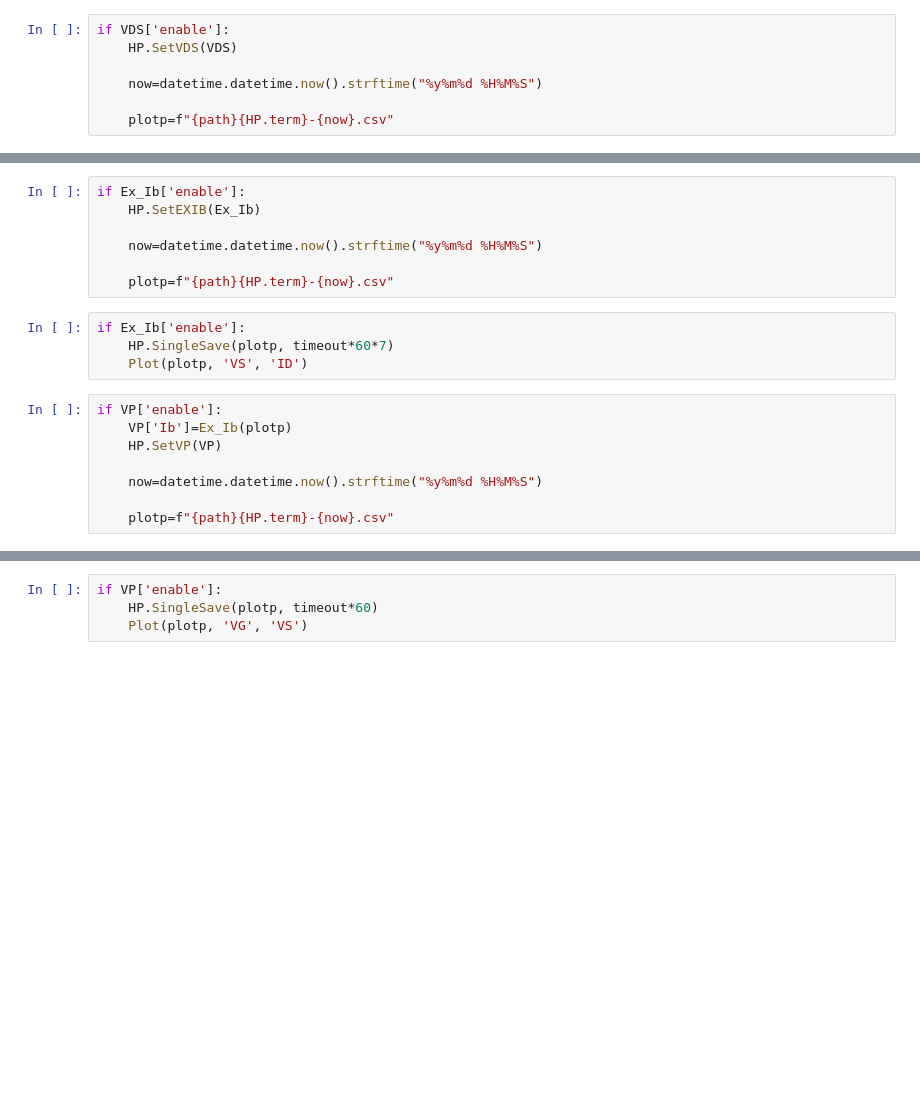
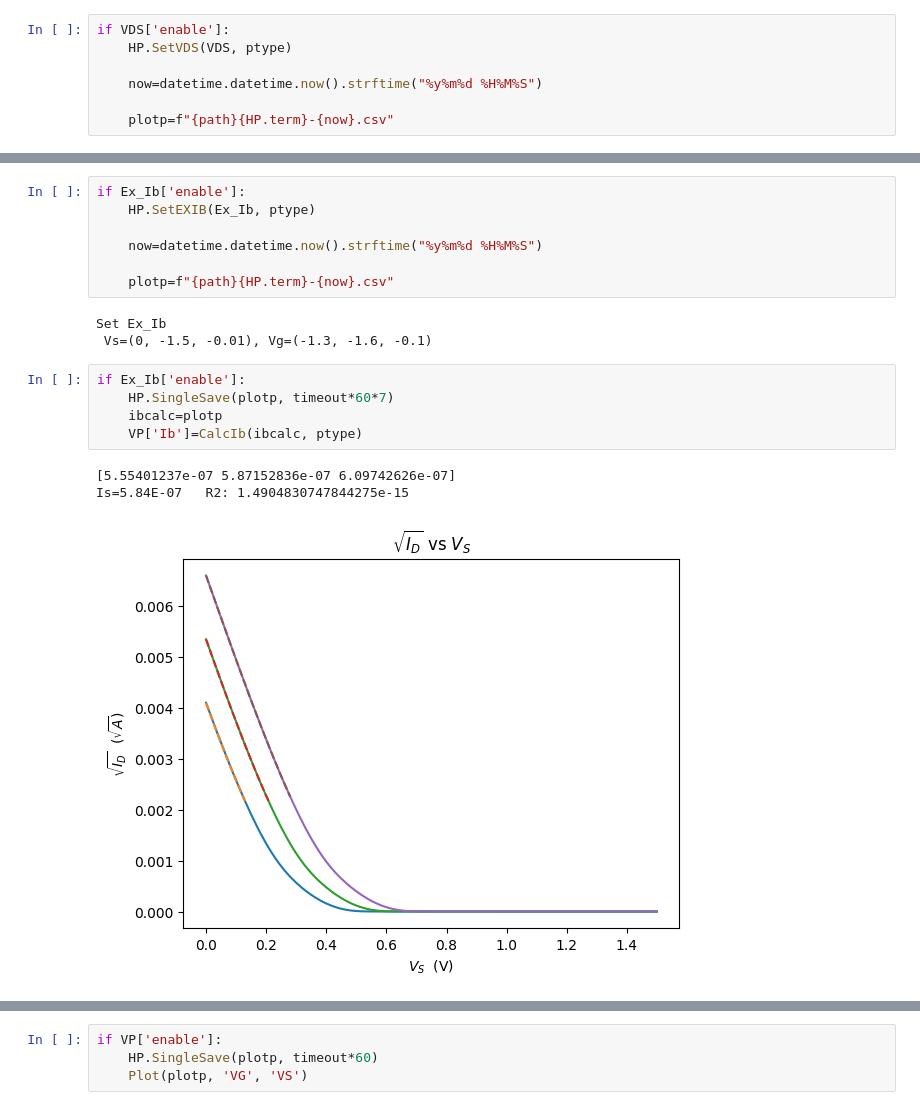
Before and after one commit to lszucchi/HPIB, a Jupyter notebook: Measure.ipynb, the cells around one changed output, grey strips where cells are left out. Saved outputs shown, nothing was run; the diff lists cells and outputs as text; blank space fills up the shorter version.

```diff
--- a/Measure.ipynb
+++ b/Measure.ipynb
@@ -130,6 +158,6 @@ if VGS_sat['enable']:
 # %%
 if VDS['enable']:
-    HP.SetVDS(VDS)
+    HP.SetVDS(VDS, ptype)
 
     now=datetime.datetime.now().strftime("%y%m%d %H%M%S")
 
@@ -141,19 +174,19 @@ if VDS['enable']:
 # %%
 if Ex_Ib['enable']:
-    HP.SetEXIB(Ex_Ib)
+    HP.SetEXIB(Ex_Ib, ptype)
 
     now=datetime.datetime.now().strftime("%y%m%d %H%M%S")
 
     plotp=f"{path}{HP.term}-{now}.csv"
+# %% [output]
+Set Ex_Ib
+ Vs=(0, -1.5, -0.01), Vg=(-1.3, -1.6, -0.1)
 # %%
 if Ex_Ib['enable']:
     HP.SingleSave(plotp, timeout*60*7)
-    Plot(plotp, 'VS', 'ID')
+    ibcalc=plotp
+    VP['Ib']=CalcIb(ibcalc, ptype)
+# %% [output]
+[5.55401237e-07 5.87152836e-07 6.09742626e-07]
+Is=5.84E-07   R2: 1.4904830747844275e-15
+[figure, added]
-# %%
-if VP['enable']:
-    VP['Ib']=Ex_Ib(plotp)
-    HP.SetVP(VP)
-
-    now=datetime.datetime.now().strftime("%y%m%d %H%M%S")
-
-    plotp=f"{path}{HP.term}-{now}.csv"
```
Also changed, not shown: parts of 19 cells of this notebook, 14 other files.
